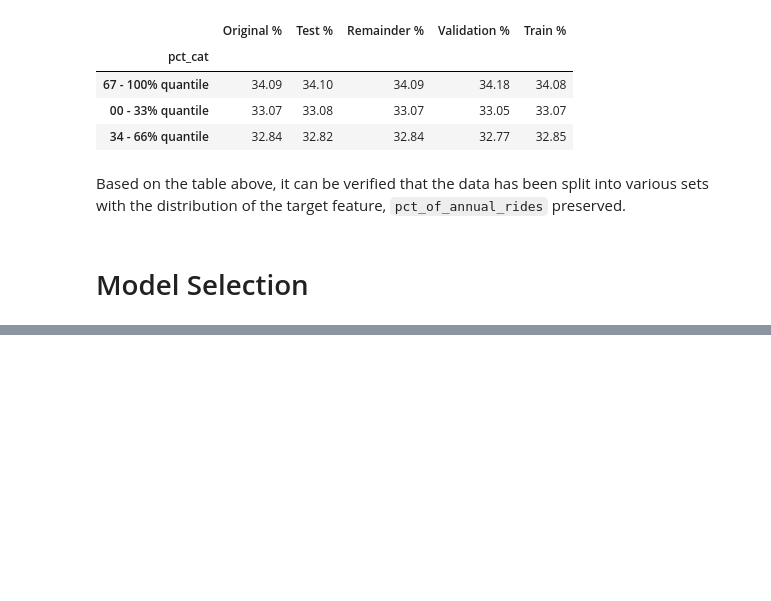
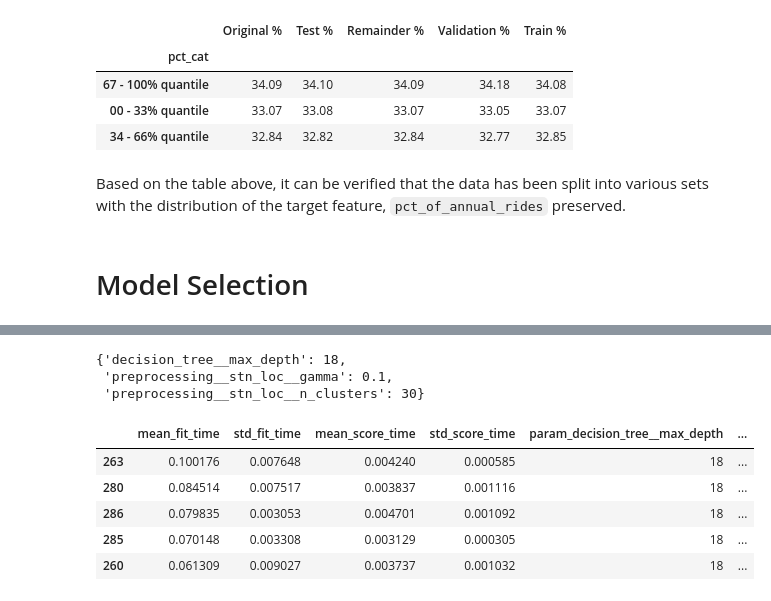
Before and after one commit to andrewyewcy/velocipede, a Jupyter notebook: 21_notebooks/030_modelling_with_location.ipynb, the cells around one changed output, grey strips where cells are left out. Drawn from its saved outputs; the diff is of its cells as text; code cells hidden in the pictures; blank space fills up the shorter version.

```diff
--- a/21_notebooks/030_modelling_with_location.ipynb
+++ b/21_notebooks/030_modelling_with_location.ipynb
@@ -691,5 +703,0 @@ array(['stn_loc__Cluster 0 similarity', 'stn_loc__Cluster 1 similarity',
-# %%
-remainder_df = pd.DataFrame(
-    remainder_prepared,
-    columns = preprocessing.get_feature_names_out()
-)
@@ -743,4 +869,30 @@ lin_rmse
 # %%
+pipeline = Pipeline(
+    [
+        ("preprocessing", preprocessing),
+        ("decision_tree", DecisionTreeRegressor(random_state = 42))
+    ]
+)
 
+param_grid = [
+    {
+        "preprocessing__stn_loc__n_clusters": [5, 10, 15, 20, 25, 30],
+        "preprocessing__stn_loc__gamma": [0.01, 0.1, 1, 10, 100, 500, 1000],
+        "decision_tree__max_depth": [3, 5, 7, 9, 12, 15, 18]
+    }
+]
 
-# Evaluation
+grid_search = GridSearchCV(
+    pipeline,
+    param_grid = param_grid,
+    verbose = 5,
+    n_jobs = -1,
+    refit = False,
+    cv = 5,
+    scoring = "neg_root_mean_squared_error"
+)
+# %%
+X_re = remainder_df[["stn_lat", "stn_lon"]]
+y_re = remainder_df[["pct_of_annual_rides"]]
+
+grid_search.fit(X_re, y_re)
@@ -746,0 +921,19 @@ lin_rmse
+# %%
+grid_search.best_params_
+# %% [output]
+{'decision_tree__max_depth': 18,
+ 'preprocessing__stn_loc__gamma': 0.1,
+ 'preprocessing__stn_loc__n_clusters': 30}
+# %%
+cv_res = pd.DataFrame(grid_search.cv_results_)
+cv_res.sort_values(
+    by = "mean_test_score", ascending = False, inplace = True
+)
+cv_res.head()
+# %% [output]
+|  | mean_fit_time | std_fit_time | mean_score_time | std_score_time | param_decision_tree__max_depth | ... |
+| 263 | 0.100176 | 0.007648 | 0.004240 | 0.000585 | 18 | ... |
+| 280 | 0.084514 | 0.007517 | 0.003837 | 0.001116 | 18 | ... |
+| 286 | 0.079835 | 0.003053 | 0.004701 | 0.001092 | 18 | ... |
+| 285 | 0.070148 | 0.003308 | 0.003129 | 0.000305 | 18 | ... |
+| 260 | 0.061309 | 0.009027 | 0.003737 | 0.001032 | 18 | ... |
```
Also changed, not shown: parts of 66 cells of this notebook.
